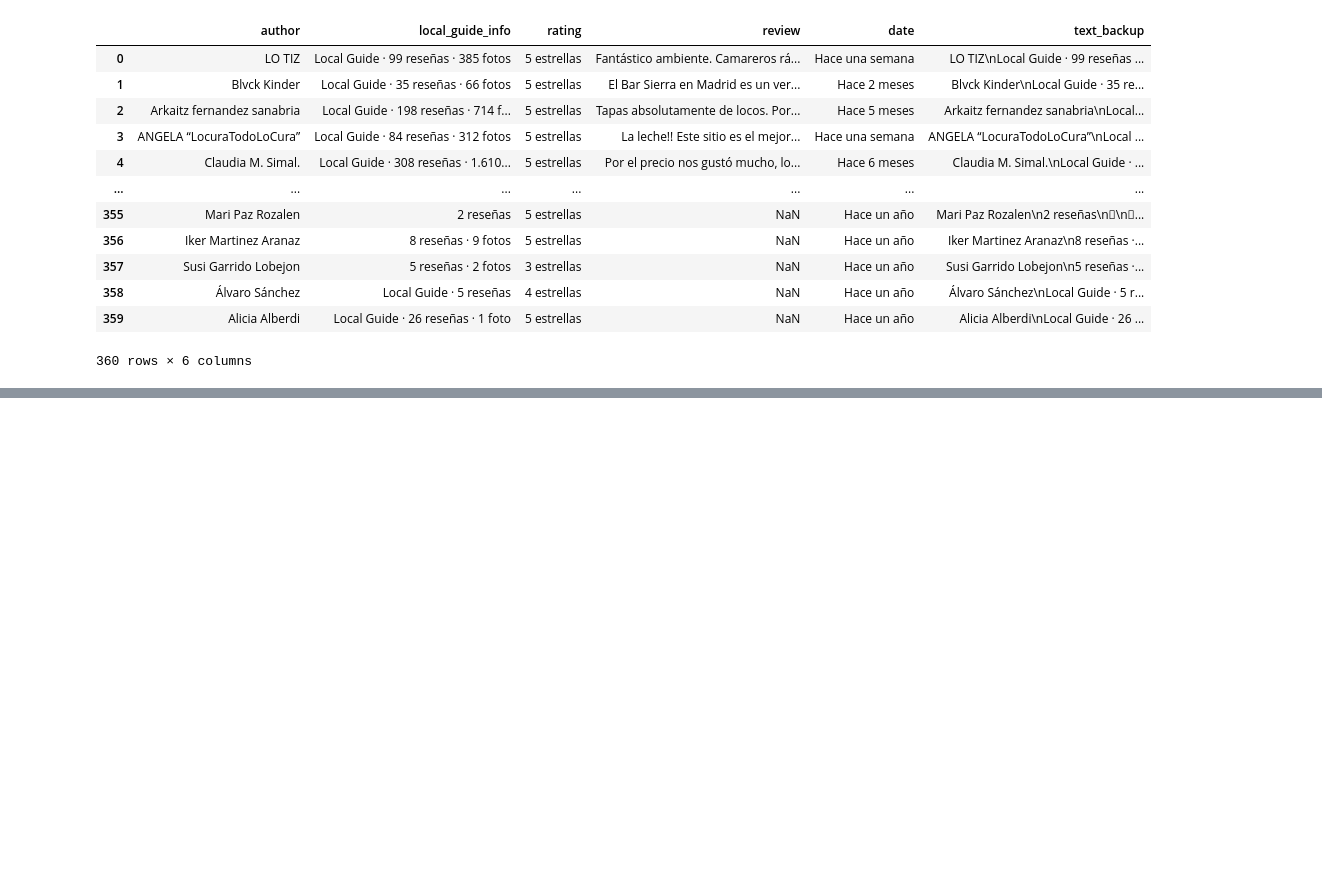
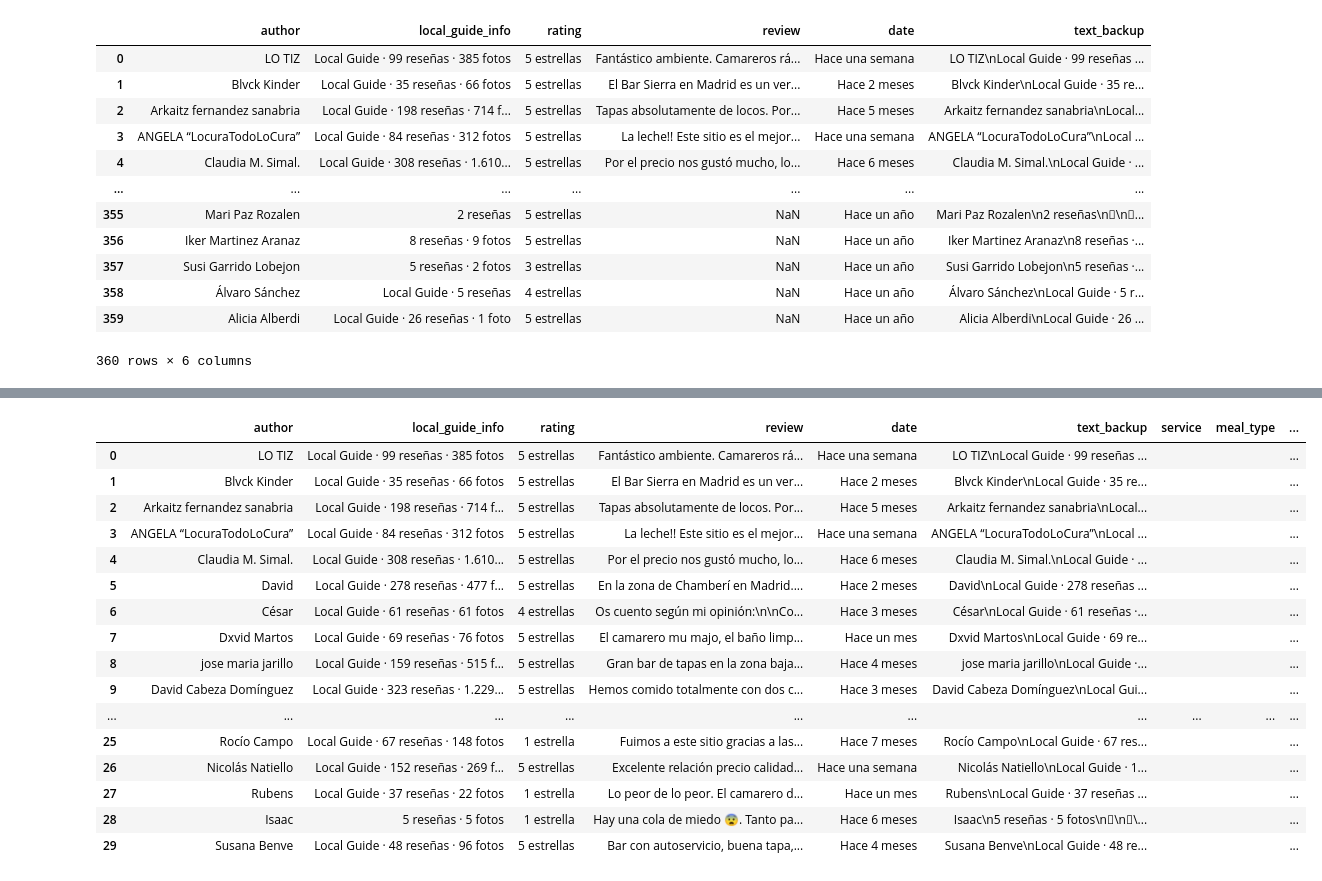
Before and after one commit to EAlmazanG/sensentiment-analysis-reviews, a Jupyter notebook: notebooks/data_cleaning.ipynb, the cells around one changed output, grey strips where cells are left out. Drawn from its saved outputs; the diff is of its cells as text; code cells hidden in the pictures; blank space fills up the shorter version.

Commit message:
start cleaning

```diff
--- a/notebooks/data_cleaning.ipynb
+++ b/notebooks/data_cleaning.ipynb
@@ -30,6 +30,3 @@ display(reviews_raw)
 | 358 | Álvaro Sánchez | Local Guide · 5 reseñas | 4 estrellas | NaN | Hace un año | Álvaro Sánchez\nLocal Guide · 5 r... |
 | 359 | Alicia Alberdi | Local Guide · 26 reseñas · 1 foto | 5 estrellas | NaN | Hace un año | Alicia Alberdi\nLocal Guide · 26 ... |
 360 rows × 6 columns
-# %%
-sample = reviews_raw.iloc[0].text_backup
-sample
@@ -69,0 +33,52 @@ Ambiente: 5
+# %%
+restaurant_search_words = {
+    'service': r'Servicio\n([^\n]+)',
+    'meal_type': r'Tipo de comida\n([^\n]+)',
+    'price_per_person': r'Precio por persona\n([0-9€\- ]+)',
+    'food_score': r'Comida: (\d+)',
+    'service_score': r'Servicio: (\d+)',
+    'atmosphere_score': r'Ambiente: (\d+)',
+    'recommended': r'Platos recomendados\n([^\n]+)'
+}
+# %%
+def extractRestaurantDetailsFromReview(sample, search_words=None, verbose=False):
+    clean_text = re.sub(r'\\ue[0-9a-f]{3}', '', sample)
+    clean_text = re.sub(r'\n+', '\n', clean_text)
+    clean_text = clean_text.strip()
+
+    # Store extracted values
+    extracted_values = []
+
+    # Loop through search words to extract values dynamically
+    for key, regex in search_words.items():
+        match = re.search(regex, clean_text)
+        value = match.group(1) if match else ''
+        extracted_values.append(value)
+
+    return extracted_values
+
+def applyExtractDetails(df, search_words=None):
+    column_names = list(search_words.keys())
+    df[column_names] = df['text_backup'].apply(lambda x: pd.Series(extractRestaurantDetailsFromReview(x, search_words=search_words)))
+    return df
+# %%
+reviews = applyExtractDetails(reviews_raw, search_words = restaurant_search_words)
+display(reviews.head(30))
+# %% [output]
+|  | author | local_guide_info | rating | review | date | text_backup | service | meal_type | ... |
+| 0 | LO TIZ | Local Guide · 99 reseñas · 385 fotos | 5 estrellas | Fantástico ambiente. Camareros rá... | Hace una semana | LO TIZ\nLocal Guide · 99 reseñas ... |  |  | ... |
+| 1 | Blvck Kinder | Local Guide · 35 reseñas · 66 fotos | 5 estrellas | El Bar Sierra en Madrid es un ver... | Hace 2 meses | Blvck Kinder\nLocal Guide · 35 re... |  |  | ... |
+| 2 | Arkaitz fernandez sanabria | Local Guide · 198 reseñas · 714 f... | 5 estrellas | Tapas absolutamente de locos. Por... | Hace 5 meses | Arkaitz fernandez sanabria\nLocal... |  |  | ... |
+| 3 | ANGELA “LocuraTodoLoCura” | Local Guide · 84 reseñas · 312 fotos | 5 estrellas | La leche!! Este sitio es el mejor... | Hace una semana | ANGELA “LocuraTodoLoCura”\nLocal ... |  |  | ... |
+| 4 | Claudia M. Simal. | Local Guide · 308 reseñas · 1.610... | 5 estrellas | Por el precio nos gustó mucho, lo... | Hace 6 meses | Claudia M. Simal.\nLocal Guide · ... |  |  | ... |
+| 5 | David | Local Guide · 278 reseñas · 477 f... | 5 estrellas | En la zona de Chamberí en Madrid.... | Hace 2 meses | David\nLocal Guide · 278 reseñas ... |  |  | ... |
+| 6 | César | Local Guide · 61 reseñas · 61 fotos | 4 estrellas | Os cuento según mi opinión:\n\nCo... | Hace 3 meses | César\nLocal Guide · 61 reseñas ·... |  |  | ... |
+| 7 | Dxvid Martos | Local Guide · 69 reseñas · 76 fotos | 5 estrellas | El camarero mu majo, el baño limp... | Hace un mes | Dxvid Martos\nLocal Guide · 69 re... |  |  | ... |
+| 8 | jose maria jarillo | Local Guide · 159 reseñas · 515 f... | 5 estrellas | Gran bar de tapas en la zona baja... | Hace 4 meses | jose maria jarillo\nLocal Guide ·... |  |  | ... |
+| 9 | David Cabeza Domínguez | Local Guide · 323 reseñas · 1.229... | 5 estrellas | Hemos comido totalmente con dos c... | Hace 3 meses | David Cabeza Domínguez\nLocal Gui... |  |  | ... |
+| ... | ... | ... | ... | ... | ... | ... | ... | ... | ... |
+| 25 | Rocío Campo | Local Guide · 67 reseñas · 148 fotos | 1 estrella | Fuimos a este sitio gracias a las... | Hace 7 meses | Rocío Campo\nLocal Guide · 67 res... |  |  | ... |
+| 26 | Nicolás Natiello | Local Guide · 152 reseñas · 269 f... | 5 estrellas | Excelente relación precio calidad... | Hace una semana | Nicolás Natiello\nLocal Guide · 1... |  |  | ... |
+| 27 | Rubens | Local Guide · 37 reseñas · 22 fotos | 1 estrella | Lo peor de lo peor. El camarero d... | Hace un mes | Rubens\nLocal Guide · 37 reseñas ... |  |  | ... |
+| 28 | Isaac | 5 reseñas · 5 fotos | 1 estrella | Hay una cola de miedo 😨. Tanto pa... | Hace 6 meses | Isaac\n5 reseñas · 5 fotos\n\n\... |  |  | ... |
+| 29 | Susana Benve | Local Guide · 48 reseñas · 96 fotos | 5 estrellas | Bar con autoservicio, buena tapa,... | Hace 4 meses | Susana Benve\nLocal Guide · 48 re... |  |  | ... |
```
Also changed, not shown: parts of 2 cells of this notebook, 3 other files.
